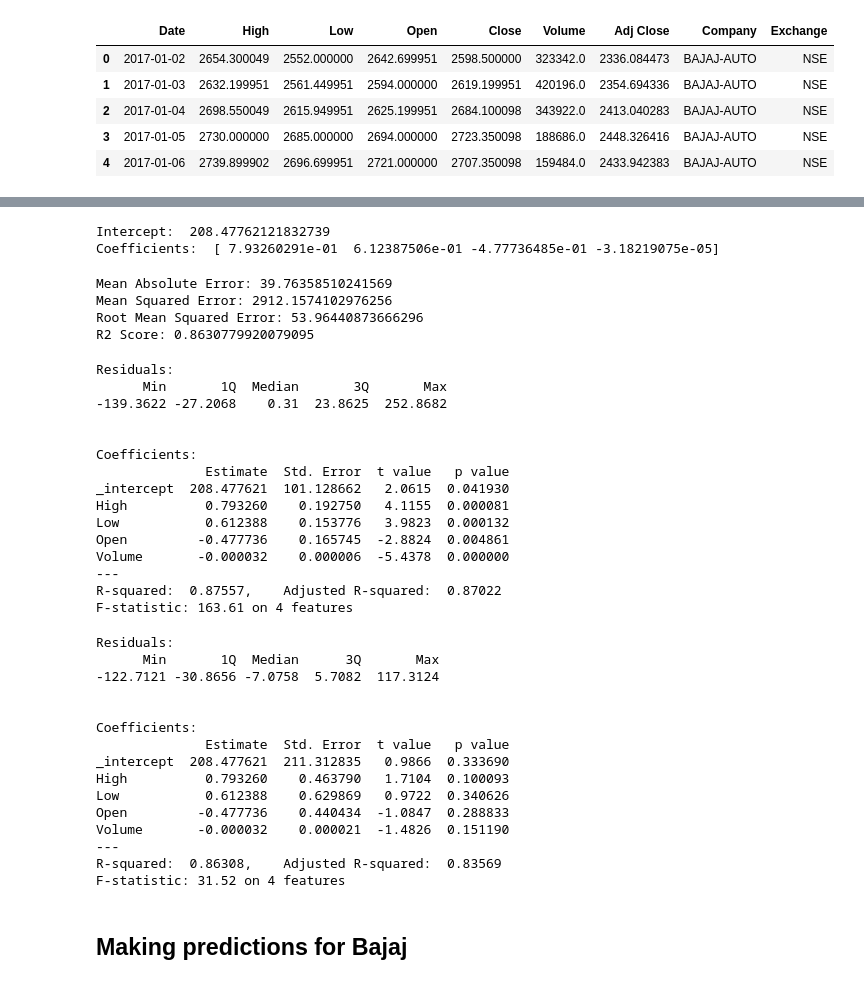
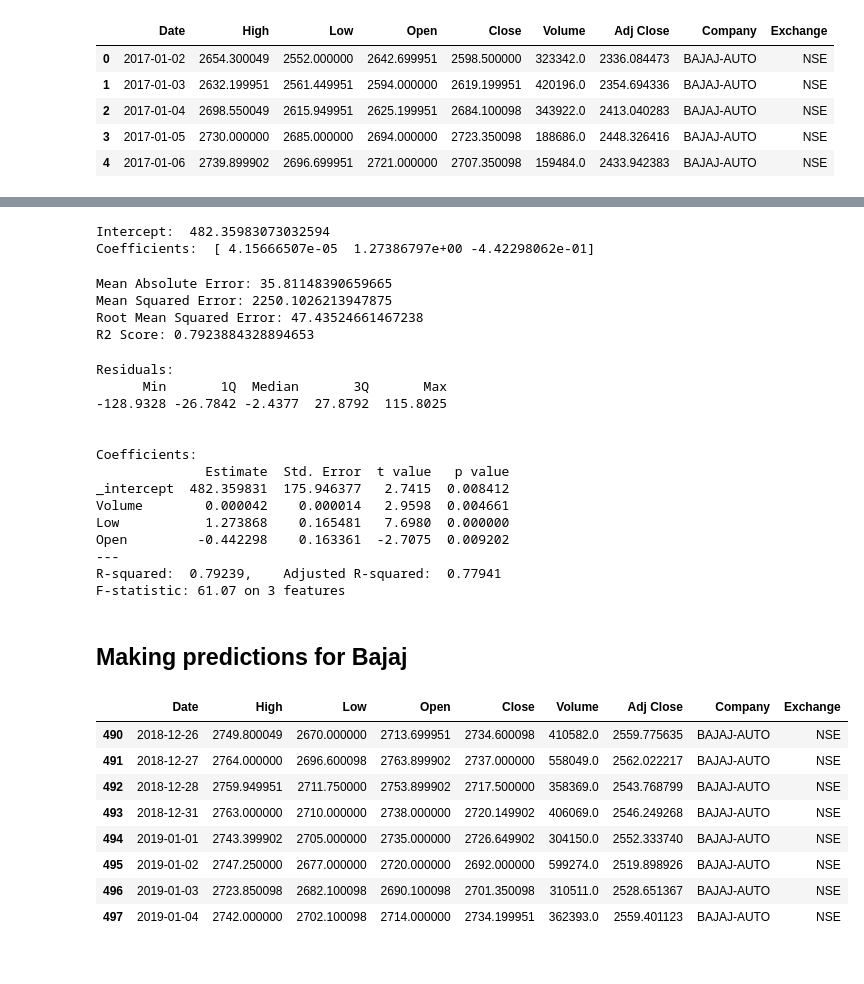
Before and after one commit to Varun487/DataAnalytics_PairTradingModels, a Jupyter notebook: Models/Pair1/Pair1_Linear_Regression_Model.ipynb, the cells around one changed output, grey strips where cells are left out. Saved outputs shown, nothing was run; the diff lists cells and outputs as text; code cells hidden in the pictures.

```diff
--- a/Models/Pair1/Pair1_Linear_Regression_Model.ipynb
+++ b/Models/Pair1/Pair1_Linear_Regression_Model.ipynb
@@ -286,54 +229,51 @@ array([2771.42769409, 2865.42746916, 2669.76074925, 2598.93813612,
 # %%
-print('Intercept: ', pair1_regression_model.intercept_)
-print('Coefficients: ', pair1_regression_model.coef_)
+print('Intercept: ', bajaj_model.intercept_)
+print('Coefficients: ', bajaj_model.coef_)
 # %% [output]
-Intercept:  208.47762121832739
-Coefficients:  [ 7.93260291e-01  6.12387506e-01 -4.77736485e-01 -3.18219075e-05]
+Intercept:  482.35983073032594
+Coefficients:  [ 4.15666507e-05  1.27386797e+00 -4.42298062e-01]
 # %%
-print('Mean Absolute Error:', metrics.mean_absolute_error(y_test, results))
-print('Mean Squared Error:', metrics.mean_squared_error(y_test, results))
-print('Root Mean Squared Error:', np.sqrt(metrics.mean_squared_error(y_test, results)))
-print('R2 Score:', metrics.r2_score(y_test, results))
+print('Mean Absolute Error:', metrics.mean_absolute_error(y_train_bajaj, bajaj_train_predictions))
+print('Mean Squared Error:', metrics.mean_squared_error(y_train_bajaj, bajaj_train_predictions))
+print('Root Mean Squared Error:', np.sqrt(metrics.mean_squared_error(y_train_bajaj, bajaj_train_predictions)))
+print('R2 Score:', metrics.r2_score(y_train_bajaj, bajaj_train_predictions))
 # %% [output]
-Mean Absolute Error: 39.76358510241569
-Mean Squared Error: 2912.1574102976256
-Root Mean Squared Error: 53.96440873666296
-R2 Score: 0.8630779920079095
+Mean Absolute Error: 35.81148390659665
+Mean Squared Error: 2250.1026213947875
+Root Mean Squared Error: 47.43524661467238
+R2 Score: 0.7923884328894653
 # %%
-stats.summary(pair1_regression_model, X_train, y_train, features)
+stats.summary(bajaj_model, X_train_bajaj, y_train_bajaj, features)
 # %% [output]
 Residuals:
       Min       1Q  Median       3Q       Max
--139.3622 -27.2068    0.31  23.8625  252.8682
+-128.9328 -26.7842 -2.4377  27.8792  115.8025
 
 
 Coefficients:
               Estimate  Std. Error  t value   p value
-_intercept  208.477621  101.128662   2.0615  0.041930
-High          0.793260    0.192750   4.1155  0.000081
-Low           0.612388    0.153776   3.9823  0.000132
-Open         -0.477736    0.165745  -2.8824  0.004861
-Volume       -0.000032    0.000006  -5.4378  0.000000
+_intercept  482.359831  175.946377   2.7415  0.008412
+Volume        0.000042    0.000014   2.9598  0.004661
+Low           1.273868    0.165481   7.6980  0.000000
+Open         -0.442298    0.163361  -2.7075  0.009202
 ---
-R-squared:  0.87557,    Adjusted R-squared:  0.87022
-F-statistic: 163.61 on 4 features
+R-squared:  0.79239,    Adjusted R-squared:  0.77941
+F-statistic: 61.07 on 3 features
-# %%
-stats.summary(pair1_regression_model, X_test, y_test, features)
-# %% [output]
-Residuals:
-      Min       1Q  Median      3Q       Max
--122.7121 -30.8656 -7.0758  5.7082  117.3124
-
-
-Coefficients:
-              Estimate  Std. Error  t value   p value
-_intercept  208.477621  211.312835   0.9866  0.333690
-High          0.793260    0.463790   1.7104  0.100093
-Low           0.612388    0.629869   0.9722  0.340626
-Open         -0.477736    0.440434  -1.0847  0.288833
-Volume       -0.000032    0.000021  -1.4826  0.151190
----
-R-squared:  0.86308,    Adjusted R-squared:  0.83569
-F-statistic: 31.52 on 4 features
 # %% [markdown]
 ## Making predictions for Bajaj
+# %%
+# Getting data to predict in range
+X_pred_bajaj = bajaj_df[bajaj_df["Date"] >= "2018-12-26"]
+X_pred_bajaj = X_pred_bajaj[X_pred_bajaj["Date"] <= "2019-01-04"]
+
+X_pred_bajaj
+# %% [output]
+|  | Date | High | Low | Open | Close | Volume | Adj Close | Company | Exchange |
+| 490 | 2018-12-26 | 2749.800049 | 2670.000000 | 2713.699951 | 2734.600098 | 410582.0 | 2559.775635 | BAJAJ-AUTO | NSE |
+| 491 | 2018-12-27 | 2764.000000 | 2696.600098 | 2763.899902 | 2737.000000 | 558049.0 | 2562.022217 | BAJAJ-AUTO | NSE |
+| 492 | 2018-12-28 | 2759.949951 | 2711.750000 | 2753.899902 | 2717.500000 | 358369.0 | 2543.768799 | BAJAJ-AUTO | NSE |
+| 493 | 2018-12-31 | 2763.000000 | 2710.000000 | 2738.000000 | 2720.149902 | 406069.0 | 2546.249268 | BAJAJ-AUTO | NSE |
+| 494 | 2019-01-01 | 2743.399902 | 2705.000000 | 2735.000000 | 2726.649902 | 304150.0 | 2552.333740 | BAJAJ-AUTO | NSE |
+| 495 | 2019-01-02 | 2747.250000 | 2677.000000 | 2720.000000 | 2692.000000 | 599274.0 | 2519.898926 | BAJAJ-AUTO | NSE |
+| 496 | 2019-01-03 | 2723.850098 | 2682.100098 | 2690.100098 | 2701.350098 | 310511.0 | 2528.651367 | BAJAJ-AUTO | NSE |
+| 497 | 2019-01-04 | 2742.000000 | 2702.100098 | 2714.000000 | 2734.199951 | 362393.0 | 2559.401123 | BAJAJ-AUTO | NSE |
```
Also changed, not shown: parts of 40 cells of this notebook, 1 other file.
